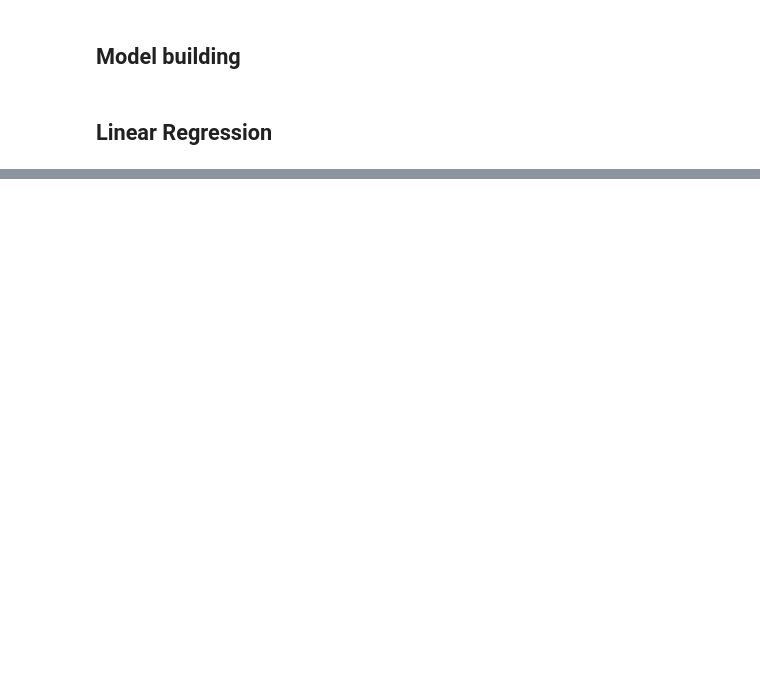
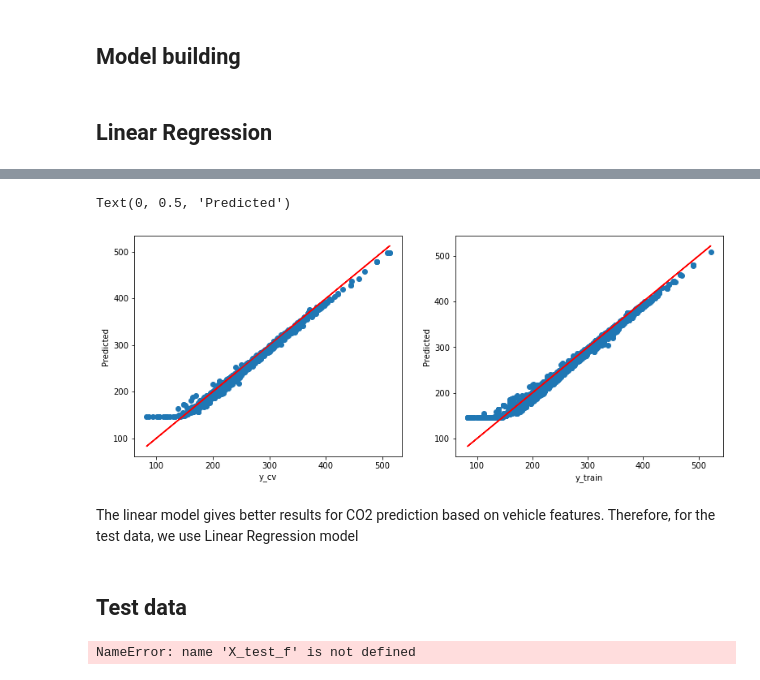
Before and after one commit to csparanjape/Fuel_Consumption, a Jupyter notebook: 03_Fuel_Consumption_data_preparation.ipynb, the cells around one changed output, grey strips where cells are left out. Drawn from its saved outputs; the diff is of its cells as text; code cells hidden in the pictures; blank space fills up the shorter version.

```diff
--- a/03_Fuel_Consumption_data_preparation.ipynb
+++ b/03_Fuel_Consumption_data_preparation.ipynb
@@ -168,0 +212,3 @@ print(X_train.shape,y_train.shape)
+# %%
+y_train_pred_nn=model.predict(X_train)
+y_cv_pred_nn=model.predict(X_cv)
@@ -168,0 +227,21 @@ print(X_train.shape,y_train.shape)
+# %%
+fig,ax=plt.subplots(nrows=1,ncols=2,figsize=(13,5))
+ax[0].scatter(y_cv,y_cv_pred_nn)
+ax[0].plot(y_cv,y_cv,'r')
+ax[0].set_xlabel('y_cv')
+ax[0].set_ylabel('Predicted')
+ax[1].scatter(y_train,y_train_pred_nn)
+ax[1].plot(y_train,y_train,'r')
+ax[1].set_xlabel('y_train');ax[1].set_ylabel('Predicted')
+# %% [output]
+Text(0, 0.5, 'Predicted')
+[figure, added]
+# %% [markdown]
+The linear model gives better results for CO2 prediction based on vehicle features.
+Therefore, for the test data, we use Linear Regression model
+# %% [markdown]
+## Test data
+# %%
+y_test_pred=linReg.predict(X_test_f)
+# %% [output]
+NameError: name 'X_test_f' is not defined
```
Also changed, not shown: parts of 21 cells of this notebook.
